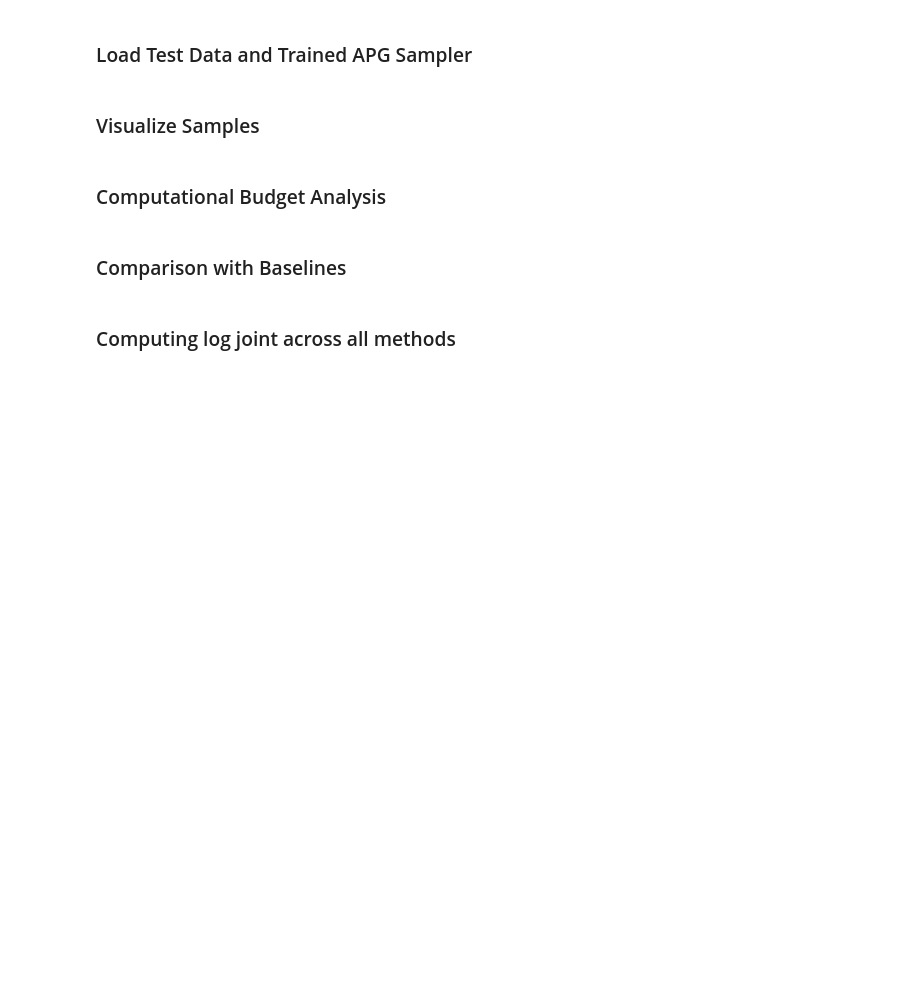
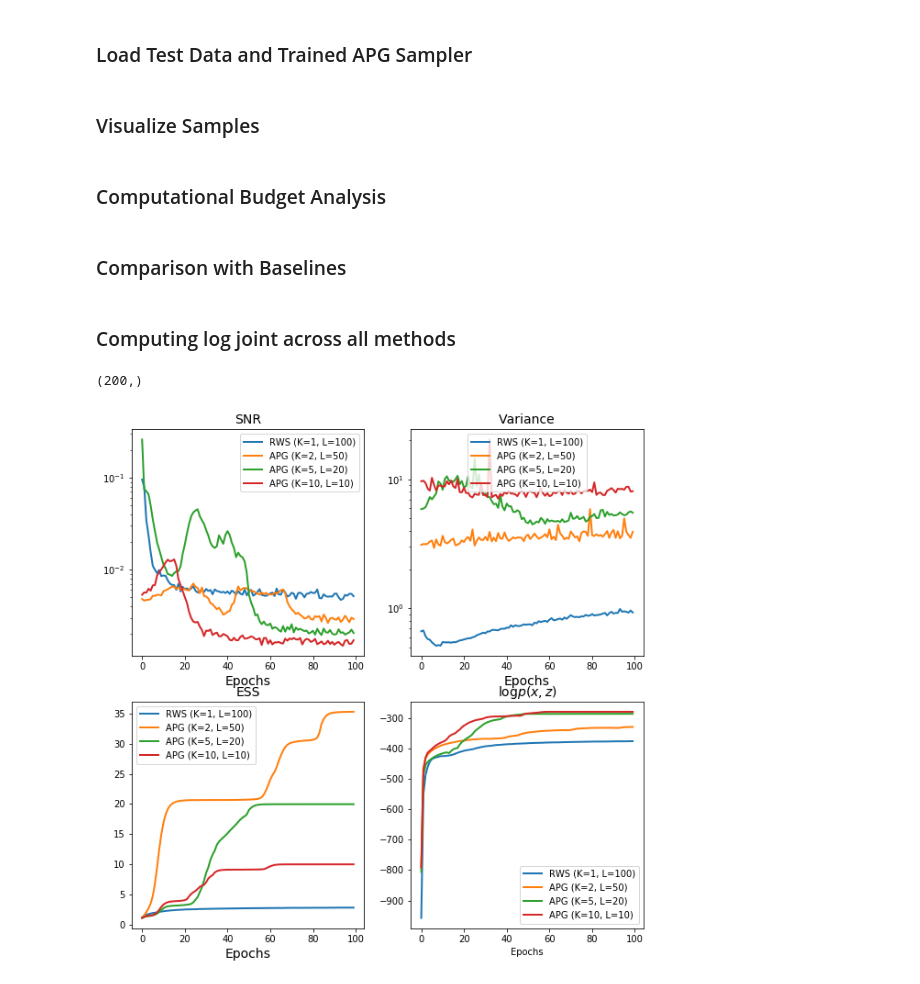
Before and after one commit to hao-w/apgs, a Jupyter notebook: apgs/gmm/evaluation.ipynb, the cells around one changed output. Cells and saved outputs as stored; diff of their text form; code cells hidden in the pictures; blank space fills up the shorter version.

```diff
--- a/apgs/gmm/evaluation.ipynb
+++ b/apgs/gmm/evaluation.ipynb
@@ -56,0 +113,73 @@ density_all_instances(models, data, sample_size, K, num_sweeps, lf_step_size, lf
+# %%
+GRADS['snr_apg2'].std(0).shape
+# %% [output]
+(200,)
+# %%
+%matplotlib inline
+import matplotlib.pyplot as plt
+opacity=0.2
+fig = plt.figure(figsize=(10, 10))
+ax1 = fig.add_subplot(2, 2, 1)
+ax1.plot(GRADS['snr_rws'].mean(0), linewidth=2.0, label='RWS (K=1, L=100)')
+ax1.plot(np.reshape(GRADS['snr_apg2'].mean(0), (2,100))[1,:], linewidth=2.0, label='APG (K=2, L=50)')
+ax1.plot(GRADS['snr_apg5'].mean(0), linewidth=2.0, label='APG (K=5, L=20)')
+ax1.plot(np.reshape(GRADS['snr_apg10'].mean(0), (2,100))[1,:], linewidth=2.0, label='APG (K=10, L=10)')
+# ax1.fill_between(np.arange(100), GRADS['snr_rws'].mean(0)-GRADS['snr_rws'].std(0), GRADS['snr_rws'].mean(0)+GRADS['snr_rws'].std(0), alpha=opacity)
+# ax1.fill_between(np.arange(100), np.reshape(GRADS['snr_apg2'].mean(0), (2,100))[1,:]-np.reshape(GRADS['snr_apg2'].std(0), (2,100))[1,:], np.reshape(GRADS['snr_apg2'].mean(0), (2,100))[1,:]+np.reshape(GRADS['snr_apg2'].std(0), (2,100))[1,:], alpha=opacity)
+# ax1.fill_between(np.arange(100), GRADS['snr_apg5'].mean(0)-GRADS['snr_apg5'].std(0), GRADS['snr_apg5'].mean(0)+GRADS['snr_apg5'].std(0), alpha=opacity)
+# ax1.fill_between(np.arange(100), np.reshape(GRADS['snr_apg10'].mean(0), (2,100))[1,:]-np.reshape(GRADS['snr_apg10'].std(0), (2,100))[1,:], np.reshape(GRADS['snr_apg10'].mean(0), (2,100))[1,:]+np.reshape(GRADS['snr_apg10'].std(0), (2,100))[1,:], alpha=opacity)
+
+ax1.legend(fontsize=10)
+ax1.set_title('SNR', fontsize=14)
+ax1.set_yscale('log')
+ax1.set_xlabel('Epochs', fontsize=14)
+
+ax1 = fig.add_subplot(2, 2, 2)
+ax1.plot(GRADS['var_rws'].mean(0), linewidth=2.0, label='RWS (K=1, L=100)')
+ax1.plot(np.reshape(GRADS['var_apg2'].mean(0), (2,100))[1,:], linewidth=2.0, label='APG (K=2, L=50)')
+ax1.plot(GRADS['var_apg5'].mean(0), linewidth=2.0, label='APG (K=5, L=20)')
+ax1.plot(np.reshape(GRADS['var_apg10'].mean(0), (2,100))[1,:], linewidth=2.0, label='APG (K=10, L=10)')
+# ax1.fill_between(np.arange(100), GRADS['var_rws'].mean(0)-GRADS['var_rws'].std(0), GRADS['var_rws'].mean(0)+GRADS['var_rws'].std(0), alpha=opacity)
+# ax1.fill_between(np.arange(100), np.reshape(GRADS['var_apg2'].mean(0), (2,100))[1,:]-np.reshape(GRADS['var_apg2'].std(0), (2,100))[1,:], np.reshape(GRADS['var_apg2'].mean(0), (2,100))[1,:]+np.reshape(GRADS['var_apg2'].std(0), (2,100))[1,:], alpha=opacity)
+# ax1.fill_between(np.arange(100), GRADS['var_apg5'].mean(0)-GRADS['var_apg5'].std(0), GRADS['var_apg5'].mean(0)+GRADS['var_apg5'].std(0), alpha=opacity)
+# ax1.fill_between(np.arange(100), np.reshape(GRADS['var_apg10'].mean(0), (2,100))[1,:]-np.reshape(GRADS['var_apg10'].std(0), (2,100))[1,:], np.reshape(GRADS['var_apg10'].mean(0), (2,100))[1,:]+np.reshape(GRADS['var_apg10'].std(0), (2,100))[1,:], alpha=opacity)
+
+ax1.legend(fontsize=10)
+ax1.set_title('Variance', fontsize=14)
+ax1.set_yscale('log')
+ax1.set_xlabel('Epochs', fontsize=14)
+
+
+ax3 = fig.add_subplot(2, 2, 3)
+ax3.plot(METRICS['ess_rws'].mean(0), linewidth=2.0, label='RWS (K=1, L=100)')
+ax3.plot(METRICS['ess_apg2'].mean(0), linewidth=2.0, label='APG (K=2, L=50)')
+ax3.plot(METRICS['ess_apg5'].mean(0), linewidth=2.0, label='APG (K=5, L=20)')
+ax3.plot(METRICS['ess_apg10'].mean(0), linewidth=2.0, label='APG (K=10, L=10)')
+# ax3.fill_between(np.arange(100), METRICS['ess_rws'].mean(0)-METRICS['ess_rws'].std(0), METRICS['ess_rws'].mean(0)+METRICS['ess_rws'].std(0), alpha=opacity)
+# ax3.fill_between(np.arange(100), METRICS['ess_apg2'].mean(0)-METRICS['ess_apg2'].std(0), METRICS['ess_apg2'].mean(0)+METRICS['ess_apg2'].std(0), alpha=opacity)
+# ax3.fill_between(np.arange(100), METRICS['ess_apg5'].mean(0)-METRICS['ess_apg5'].std(0), METRICS['ess_apg5'].mean(0)+METRICS['ess_apg5'].std(0), alpha=opacity)
+# ax3.fill_between(np.arange(100), METRICS['ess_apg10'].mean(0)-METRICS['ess_apg10'].std(0), METRICS['ess_apg10'].mean(0)+METRICS['ess_apg10'].std(0), alpha=opacity)
+
+ax3.legend(fontsize=10)
+ax3.set_title('ESS', fontsize=14)
+# ax3.set_yscale('log')
+ax3.set_xlabel('Epochs', fontsize=14)
+
+ax3 = fig.add_subplot(2, 2, 4)
+ax3.plot(METRICS['density_rws'].mean(0), linewidth=2.0, label='RWS (K=1, L=100)')
+ax3.plot(METRICS['density_apg2'].mean(0), linewidth=2.0, label='APG (K=2, L=50)')
+ax3.plot(METRICS['density_apg5'].mean(0), linewidth=2.0, label='APG (K=5, L=20)')
+ax3.plot(METRICS['density_apg10'].mean(0), linewidth=2.0, label='APG (K=10, L=10)')
+
+# ax3.fill_between(np.arange(100), METRICS['density_rws'].mean(0)-METRICS['density_rws'].std(0), METRICS['density_rws'].mean(0)+METRICS['density_rws'].std(0), alpha=opacity)
+# ax3.fill_between(np.arange(100), METRICS['density_apg2'].mean(0)-METRICS['density_apg2'].std(0), METRICS['density_apg2'].mean(0)+METRICS['density_apg2'].std(0), alpha=opacity)
+# ax3.fill_between(np.arange(100), METRICS['density_apg5'].mean(0)-METRICS['density_apg5'].std(0), METRICS['density_apg5'].mean(0)+METRICS['density_apg5'].std(0), alpha=opacity)
+# ax3.fill_between(np.arange(100), METRICS['density_apg10'].mean(0)-METRICS['density_apg10'].std(0), METRICS['density_apg10'].mean(0)+METRICS['density_apg10'].std(0), alpha=opacity)
+
+ax3.legend(fontsize=10)
+ax3.set_title(r'$\log p(x, z)$', fontsize=14)
+# ax3.set_yscale('log')
+ax3.set_xlabel('Epochs')
+plt.savefig('grads.png')
+# %% [output]
+[figure, added]
```
Also changed, not shown: parts of 1 cell of this notebook, 3 other files.
